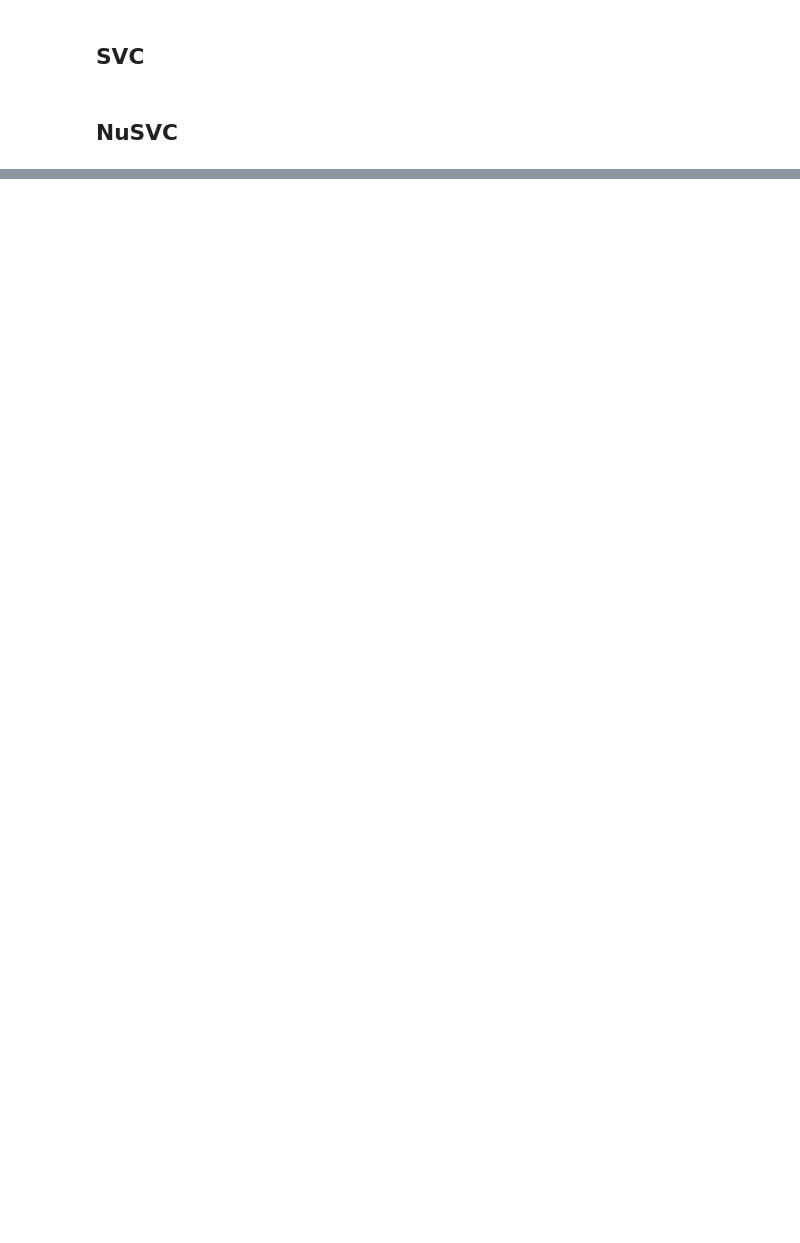
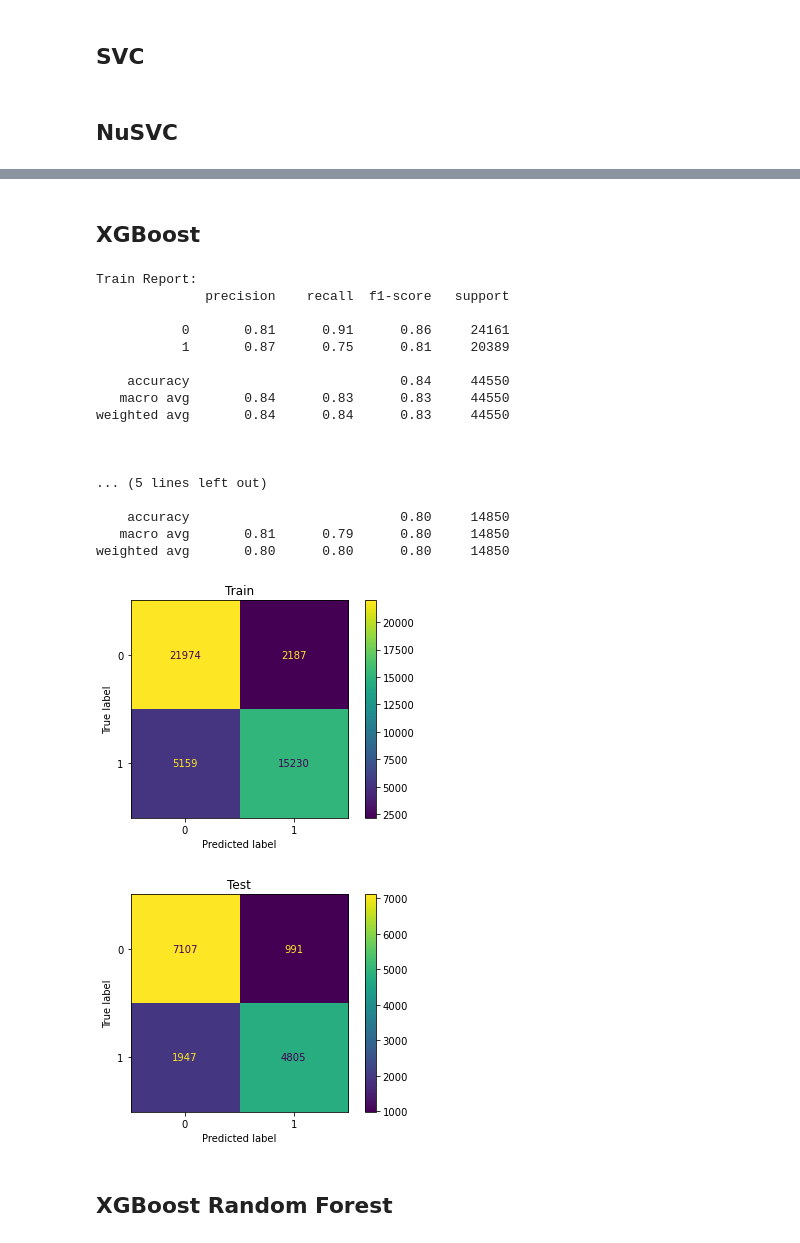
Before and after one commit to mduncan23/Tanzanian-Water-Wells-Analysis, a Jupyter notebook: Water_well_clean.ipynb, the cells around one changed output, grey strips where cells are left out. Drawn from its saved outputs; the diff is of its cells as text; code cells hidden in the pictures; blank space fills up the shorter version.

Commit message:
more models

```diff
--- a/Water_well_clean.ipynb
+++ b/Water_well_clean.ipynb
@@ -646,0 +735,2 @@ nu_pipe.run_all(train_results=True);
+# %%
+ada_model.fit(X_train, y_train);
@@ -646,0 +761,35 @@ nu_pipe.run_all(train_results=True);
+# %% [markdown]
+## XGBoost
+# %%
+xgb_model = Pipeline([
+    ('ColTrans', ColTrans),
+    ('xgb', xgboost.XGBClassifier(random_state=42))
+])
+# %%
+xgb_model.fit(X_train, y_train);
+# %%
+xgb_pipe = ModelRuns(xgb_model, 'xgb', X_train, y_train)
+# %%
+xgb_pipe.run_all(train_results=True);
+# %% [output]
+Train Report:
+              precision    recall  f1-score   support
+
+           0       0.81      0.91      0.86     24161
+           1       0.87      0.75      0.81     20389
+
+    accuracy                           0.84     44550
+   macro avg       0.84      0.83      0.83     44550
+weighted avg       0.84      0.84      0.83     44550
+
+
+
+... (5 lines left out)
+
+    accuracy                           0.80     14850
+   macro avg       0.81      0.79      0.80     14850
+weighted avg       0.80      0.80      0.80     14850
+[figure, added]
+[figure, added]
+# %% [markdown]
+## XGBoost Random Forest
```
Also changed, not shown: parts of 40 cells of this notebook.
